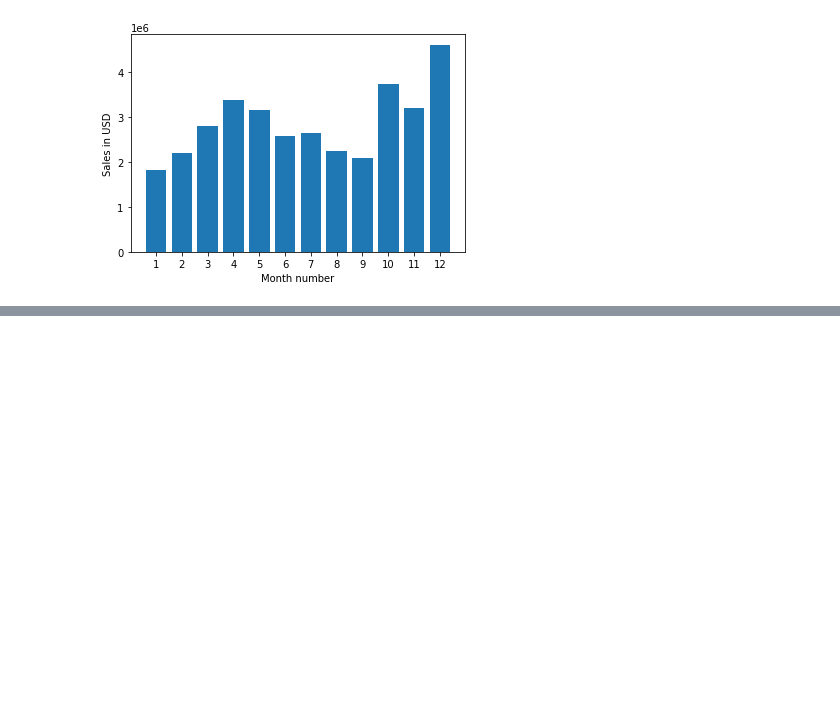
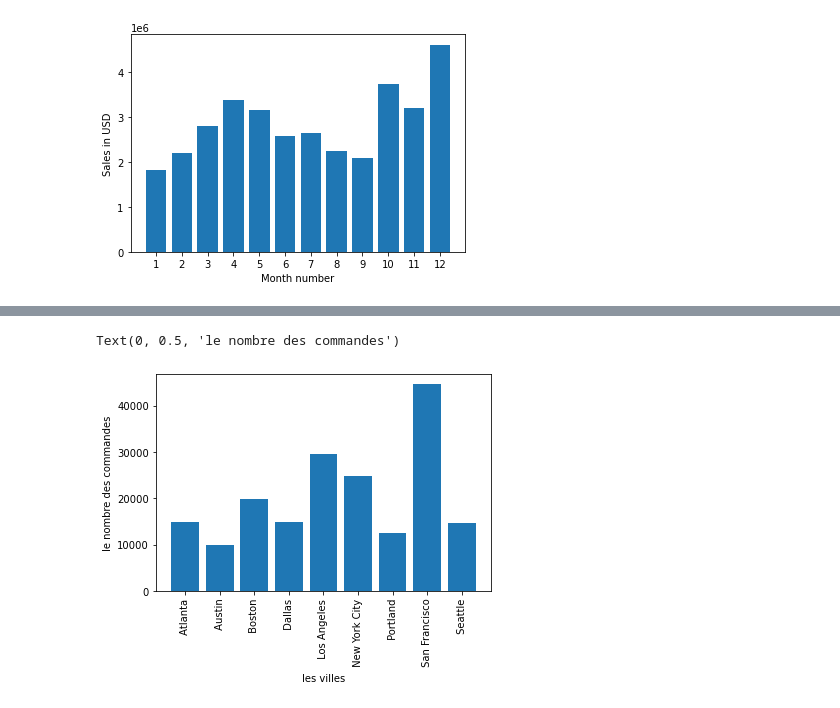
Before and after one commit to Azrarag/data-analysis, a Jupyter notebook: datat.ipynb, the cells around one changed output, grey strips where cells are left out. Cells and saved outputs as stored; diff of their text form; code cells hidden in the pictures; blank space fills up the shorter version.

Commit message:
trier et visualiser  les villes selon le nombre des commandes

```diff
--- a/datat.ipynb
+++ b/datat.ipynb
@@ -254,0 +257,5 @@ Text(0.5, 0, 'Month number')
+# %%
+def city(x):
+    return  x.split(',')[1]
+# %%
+all_data['City']= all_data['Purchase Address'].apply(city)
@@ -254,0 +298,8 @@ Text(0.5, 0, 'Month number')
+# %%
+plt.bar(all_data.groupby('City')['City'].count().index,all_data.groupby('City')['City'].count().values)
+plt.xticks(rotation='vertical')
+plt.xlabel('les villes')
+plt.ylabel('le nombre des commandes')
+# %% [output]
+Text(0, 0.5, 'le nombre des commandes')
+[figure, added]
```
Also changed, not shown: parts of 4 cells of this notebook.
